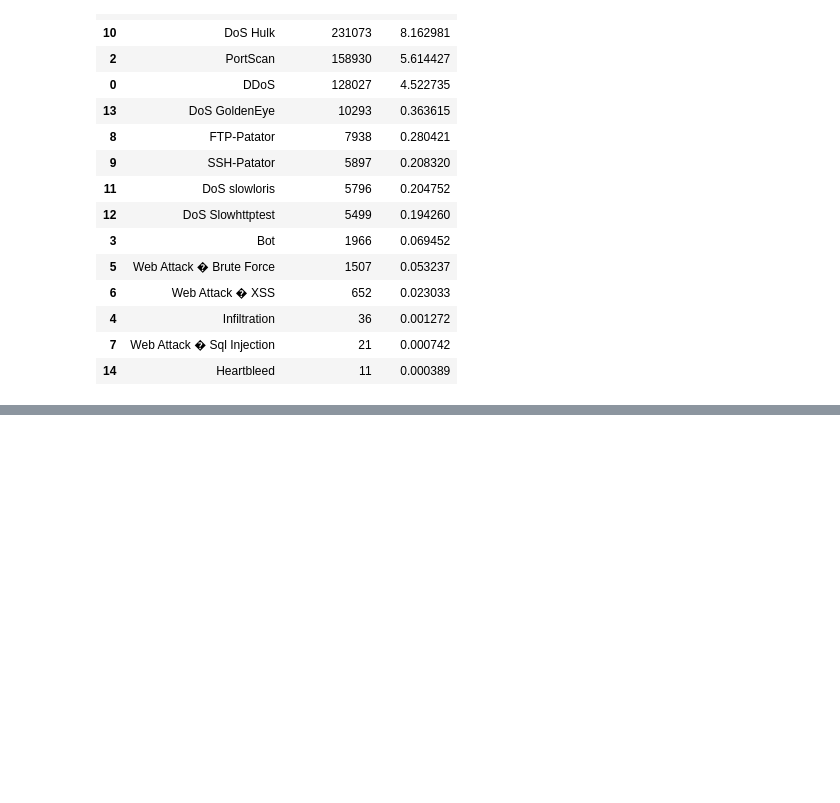
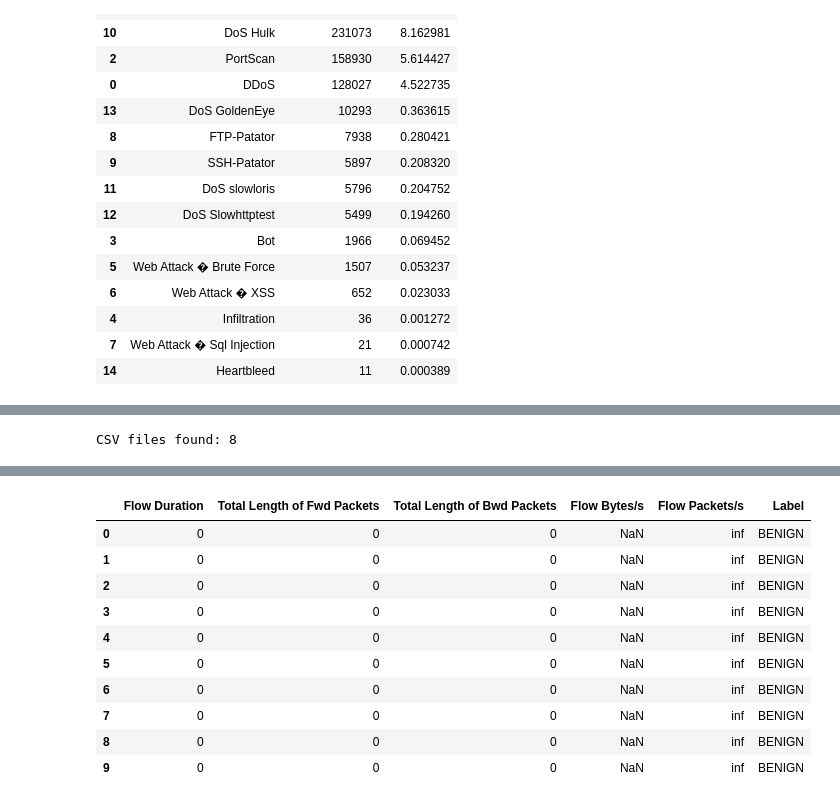
Before and after one commit to Nishanth-21-prog/DeepShield, a Jupyter notebook: notebooks/01_dataset_exploration.ipynb, the cells around one changed output, grey strips where cells are left out. Cells and saved outputs as stored; diff of their text form; code cells hidden in the pictures; blank space fills up the shorter version.

```diff
--- a/notebooks/01_dataset_exploration.ipynb
+++ b/notebooks/01_dataset_exploration.ipynb
@@ -162,0 +267,61 @@ display(label_df)
+# %%
+from pathlib import Path
+import pandas as pd
+import numpy as np
+
+PROJECT_ROOT = Path("/home/darling/Projects/DeepShield")
+
+DATA_DIR = (
+    PROJECT_ROOT
+    / "data/raw/CIC-IDS2017/MachineLearningCSV/MachineLearningCVE"
+)
+
+csv_files = sorted(DATA_DIR.glob("*.csv"))
+
+print("CSV files found:", len(csv_files))
+# %% [output]
+CSV files found: 8
+# %%
+import pandas as pd
+
+missing_samples = []
+missing_by_file = {}
+
+columns_to_check = {
+    "Flow Duration",
+    "Total Length of Fwd Packets",
+    "Total Length of Bwd Packets",
+    "Flow Bytes/s",
+    "Flow Packets/s",
+    "Label"
+}
+
+for file in csv_files:
+    count = 0
+
+    for chunk in pd.read_csv(
+        file,
+        chunksize=50_000,
+        usecols=lambda col: col.strip() in columns_to_check
+    ):
+        chunk.columns = chunk.columns.str.strip()
+
+        missing_rows = chunk[chunk["Flow Bytes/s"].isna()]
+        count += len(missing_rows)
+
+        if len(missing_samples) < 10:
+            remaining = 10 - len(missing_samples)
+            missing_samples.extend(
+                missing_rows.head(remaining).to_dict("records")
+            )
+
+    missing_by_file[file.name] = count
+
+print("Missing values by file:")
+for name, count in missing_by_file.items():
+    if count:
+        print(f"{name}: {count:,}")
+
+print("\nFirst 10 affected records:")
+display(pd.DataFrame(missing_samples))
+# %% [output]
@@ -162,0 +339,11 @@ display(label_df)
+|  | Flow Duration | Total Length of Fwd Packets | Total Length of Bwd Packets | Flow Bytes/s | Flow Packets/s | Label |
+| 0 | 0 | 0 | 0 | NaN | inf | BENIGN |
+| 1 | 0 | 0 | 0 | NaN | inf | BENIGN |
+| 2 | 0 | 0 | 0 | NaN | inf | BENIGN |
+| 3 | 0 | 0 | 0 | NaN | inf | BENIGN |
+| 4 | 0 | 0 | 0 | NaN | inf | BENIGN |
+| 5 | 0 | 0 | 0 | NaN | inf | BENIGN |
+| 6 | 0 | 0 | 0 | NaN | inf | BENIGN |
+| 7 | 0 | 0 | 0 | NaN | inf | BENIGN |
+| 8 | 0 | 0 | 0 | NaN | inf | BENIGN |
+| 9 | 0 | 0 | 0 | NaN | inf | BENIGN |
```
Also changed, not shown: parts of 11 cells of this notebook.
